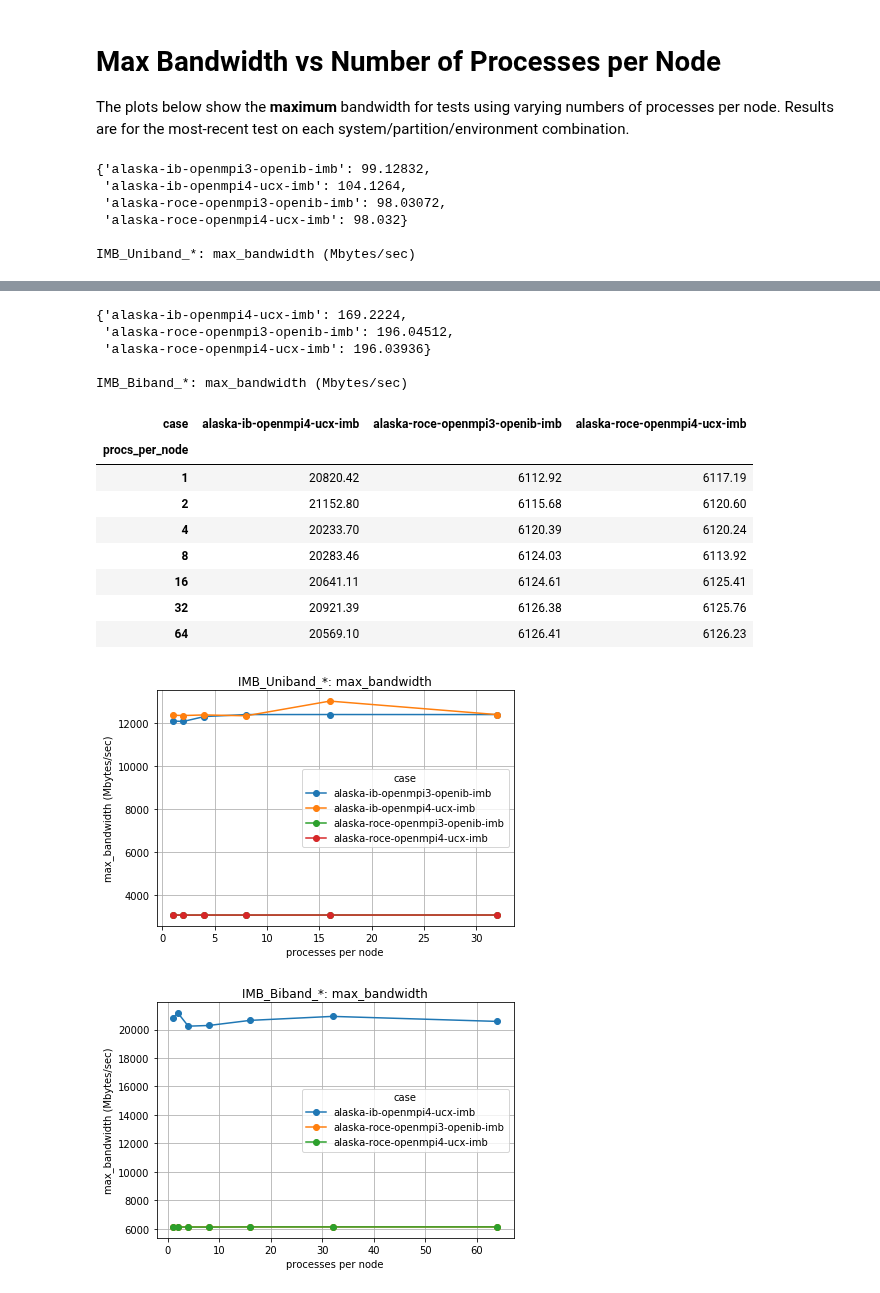
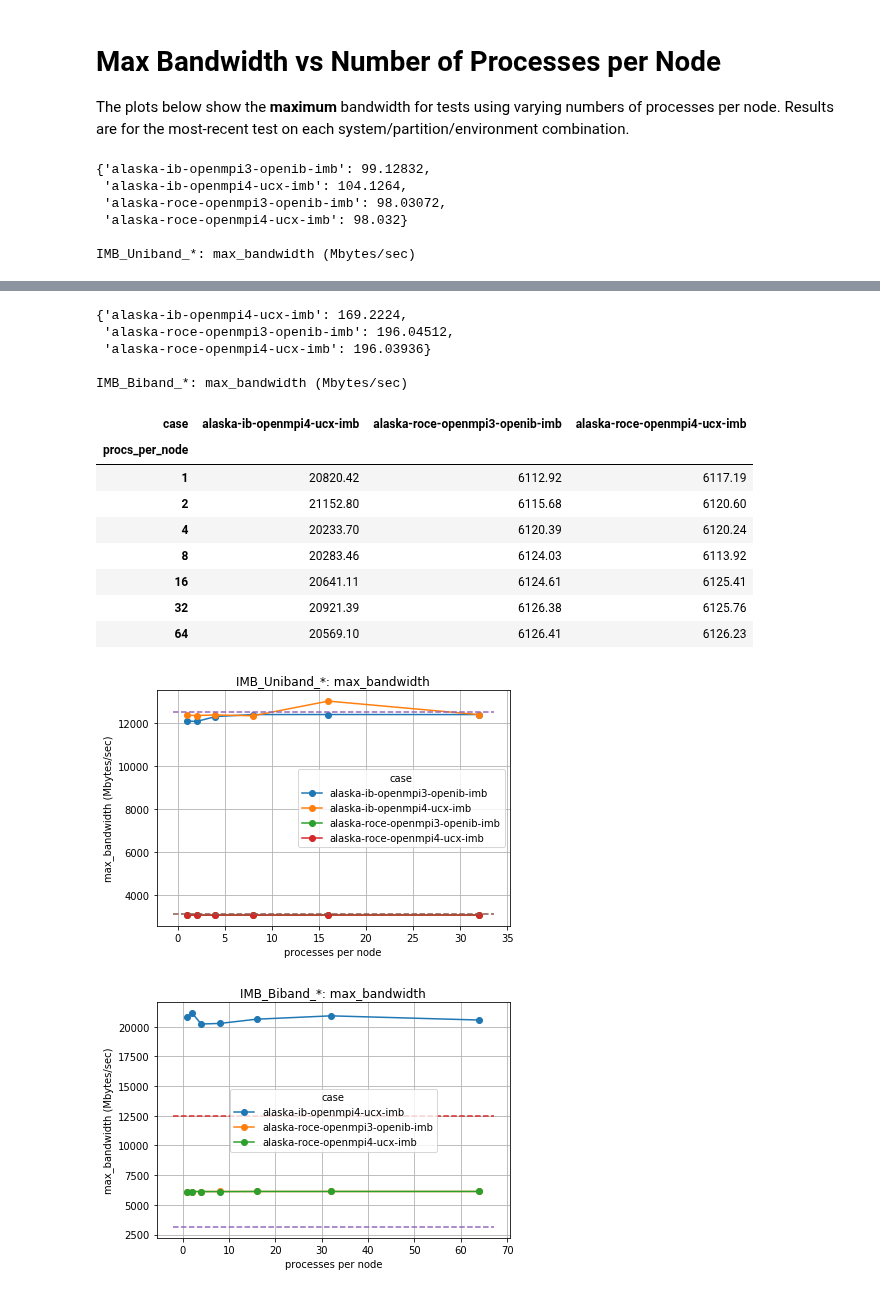
Before and after one commit to ukri-excalibur/excalibur-tests, a Jupyter notebook: imb/IMB.ipynb, the cells around one changed output, grey strips where cells are left out. Cells and saved outputs as stored; diff of their text form; code cells hidden in the pictures.

Commit message:
IMB minor plotting tweaks

```diff
--- a/imb/IMB.ipynb
+++ b/imb/IMB.ipynb
@@ -58,7 +59,6 @@ for (test, column, param) in [('IMB_PingPong', 'Mbytes/sec', 'bandwidth'),
     ax.grid(True, which="both")
     ax.set_xlabel('#bytes')
     ax.set_ylabel(column)
-    title = ' '.join(['%s:%s' % (k, v) for (k, v) in common.items()]) # TODO: improve
     ax.set_title('%s: %s' % (test, param))
     ax.legend()
 # %% [output]
@@ -101,6 +101,11 @@ for test in ['IMB_Uniband_*', 'IMB_Biband_*']:
         pprint(efficiency)
 
         ax = table.plot(grid=True, style='o-')
+
+        xlim = ax.get_xlim()
+        ax.plot(xlim, [12.5E3, 12.5E3], '--', label='100GbIB')
+        ax.plot(xlim, [3125, 3125], '--', label='250GbE')
+
         ax.set_xlabel('processes per node')
         ax.set_ylabel('%s (%s)' % (perf_var, perf_unit))
         plt.tight_layout()
@@ -111,32 +116,32 @@ for test in ['IMB_Uniband_*', 'IMB_Biband_*']:
         display(HTML(table.to_html()))
 # %% [output]
 {'alaska-ib-openmpi3-openib-imb': 99.12832,
  'alaska-ib-openmpi4-ucx-imb': 104.1264,
  'alaska-roce-openmpi3-openib-imb': 98.03072,
  'alaska-roce-openmpi4-ucx-imb': 98.032}
 
 IMB_Uniband_*: max_bandwidth (Mbytes/sec)
 | case | alaska-ib-openmpi3-openib-imb | alaska-ib-openmpi4-ucx-imb | alaska-roce-openmpi3-openib-imb | alaska-roce-openmpi4-ucx-imb |
 | procs_per_node |  |  |  |  |
 | 1 | 12089.65 | 12357.77 | 3061.16 | 3062.64 |
 | 2 | 12068.59 | 12344.88 | 3061.63 | 3059.87 |
 | 4 | 12296.19 | 12372.05 | 3062.62 | 3062.55 |
 | 8 | 12389.64 | 12332.47 | 3059.80 | 3063.02 |
 | 16 | 12391.04 | 13015.80 | 3063.14 | 3063.03 |
 | 32 | 12389.39 | 12386.81 | 3063.46 | 3063.50 |
 {'alaska-ib-openmpi4-ucx-imb': 169.2224,
  'alaska-roce-openmpi3-openib-imb': 196.04512,
  'alaska-roce-openmpi4-ucx-imb': 196.03936}
 
 IMB_Biband_*: max_bandwidth (Mbytes/sec)
 | case | alaska-ib-openmpi4-ucx-imb | alaska-roce-openmpi3-openib-imb | alaska-roce-openmpi4-ucx-imb |
 | procs_per_node |  |  |  |
 | 1 | 20820.42 | 6112.92 | 6117.19 |
 | 2 | 21152.80 | 6115.68 | 6120.60 |
 | 4 | 20233.70 | 6120.39 | 6120.24 |
 | 8 | 20283.46 | 6124.03 | 6113.92 |
 | 16 | 20641.11 | 6124.61 | 6125.41 |
 | 32 | 20921.39 | 6126.38 | 6125.76 |
 | 64 | 20569.10 | 6126.41 | 6126.23 |
-[figure, old version]
+[figure, new version]
-[figure, old version]
+[figure, new version]
```
Also changed, not shown: parts of 1 cell of this notebook.
